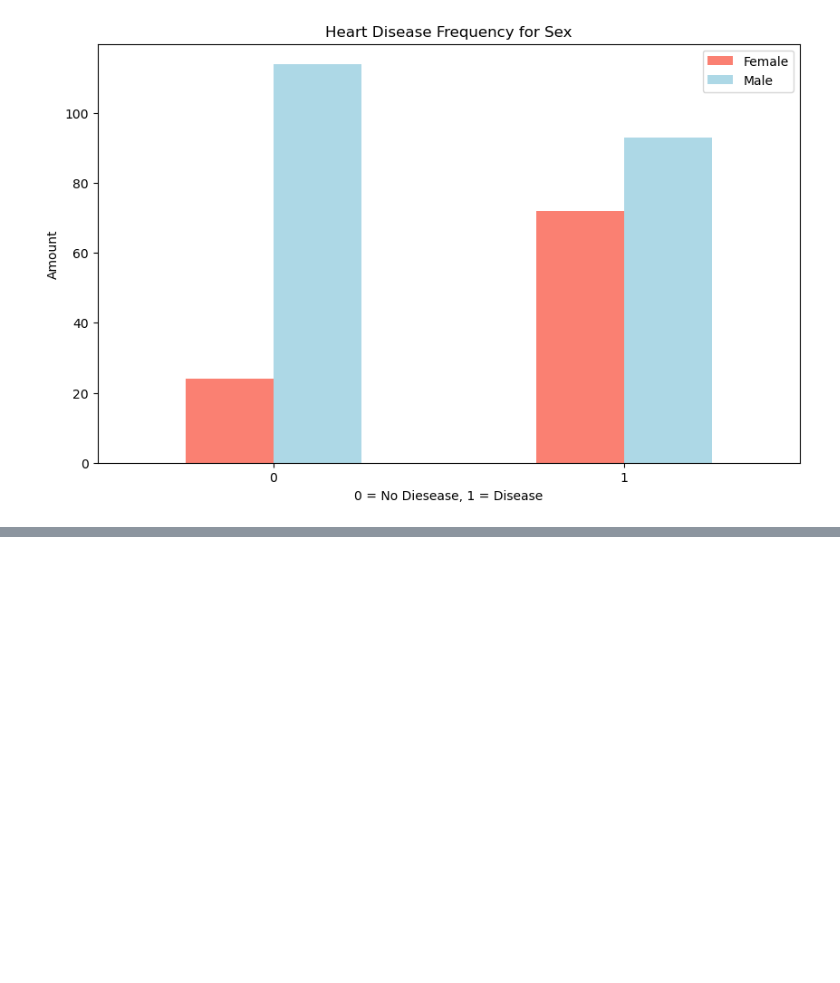
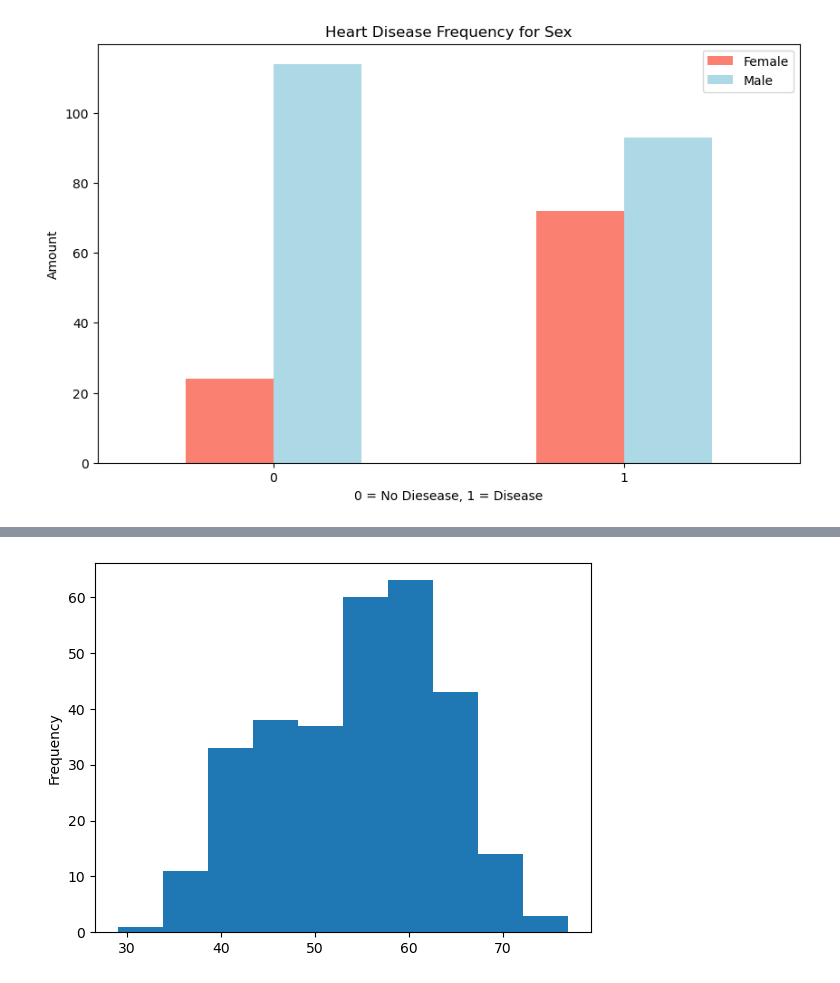
Before and after one commit to Nexi77/classifying-heart-diseases, a Jupyter notebook: heart_disease_classification.ipynb, the cells around one changed output, grey strips where cells are left out. Cells and saved outputs as stored; diff of their text form; code cells hidden in the pictures; blank space fills up the shorter version.

```diff
--- a/heart_disease_classification.ipynb
+++ b/heart_disease_classification.ipynb
@@ -234,0 +253,6 @@ plt.show()
+# %%
+# Check the distribution of the age column
+heart_disease_df.age.plot.hist()
+plt.show()
+# %% [output]
+[figure, added]
```
Also changed, not shown: parts of 7 cells of this notebook.
